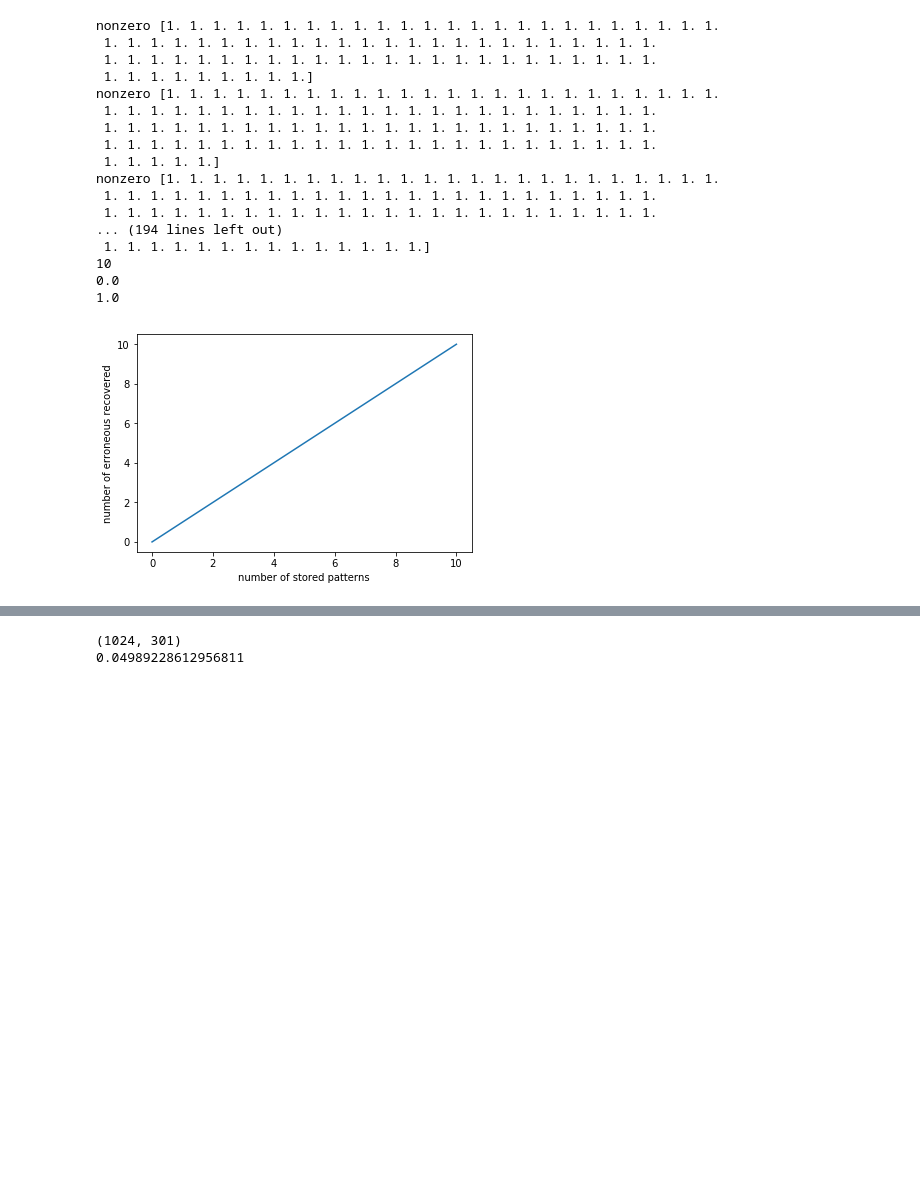
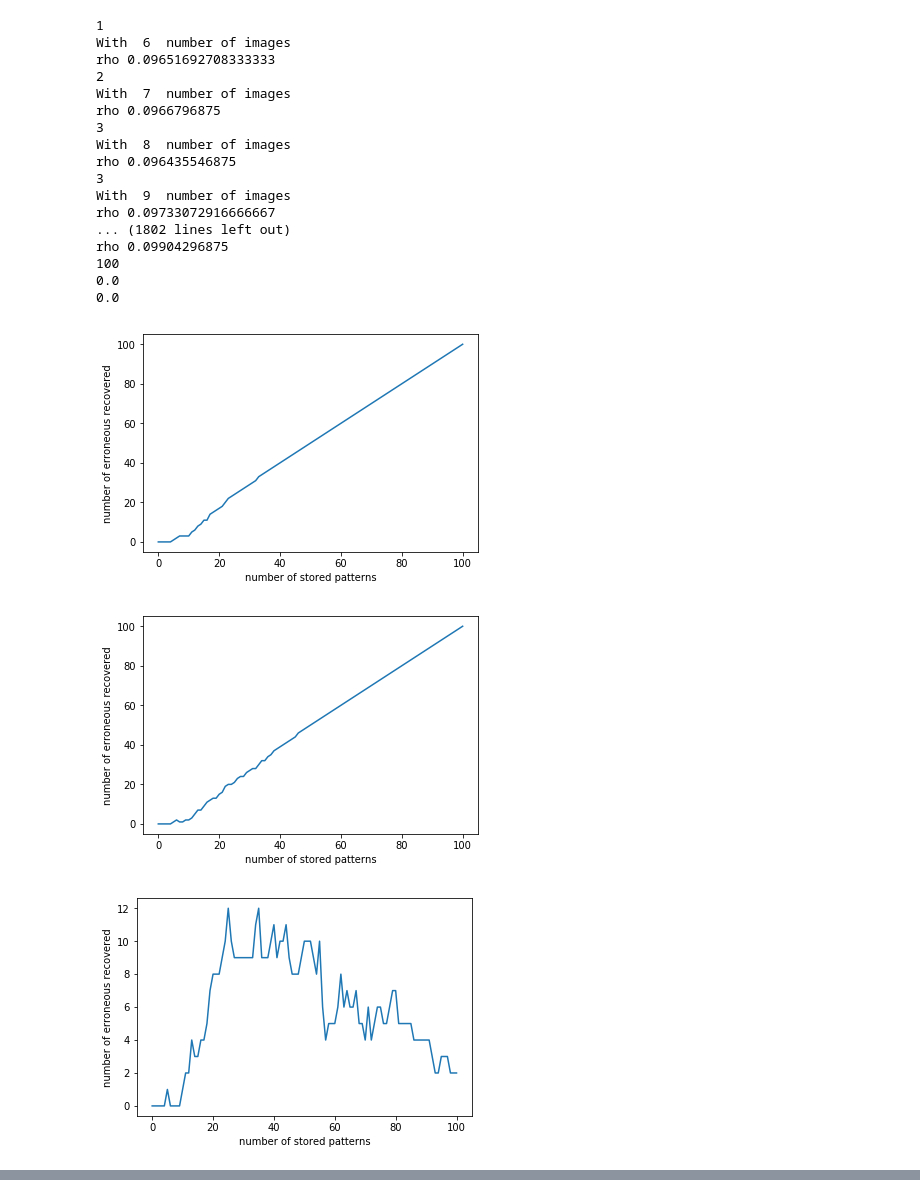
Before and after one commit to smallgreycreatures/DD2437, a Jupyter notebook: lab3/3.6.ipynb, the cells around one changed output, grey strips where cells are left out. Saved outputs shown, nothing was run; the diff lists cells and outputs as text; code cells hidden in the pictures; blank space fills up the shorter version.

```diff
--- a/lab3/3.6.ipynb
+++ b/lab3/3.6.ipynb
@@ -6,12 +6,11 @@ def update_weights(X,W):
     #rho = np.sum(X,axis=0)
     rho = np.sum(X)/(X.shape[0]*X.shape[1])
     print("rho",rho)
-    #rho=0
     for x in X:
         W += np.outer(x-rho,x-rho)
     #for i in range(W.shape[0]):
     #    W[i,i] = 0
-    return W
+    return W/X.shape[0]
 
 def recall(x,W, theta):
 
@@ -21,7 +20,7 @@ def recall(x,W, theta):
     #x = np.sign(np.matmul(W.T,x))
 
     for i in range(x.shape[0]):
-        x[i] = 0.5 + 0.5*np.sign(np.dot(x.T,W[i,:])-theta)
+        x[i] = 0.5+0.5*np.sign(np.dot(W[i,:],x)-theta)
     return x
 
 
@@ -39,7 +38,7 @@ def calculate_energy(x,W):
     E = - np.sum(E_s)
     return E
 
-def create_random_arrays(n_of_images,sparsity):
+def create_random_arrays2(n_of_images,sparsity):
     X = np.zeros((1024,1))
     #arr = [1,2,3,4,5,6,7,8,9,10]
     #print(X.shape)
@@ -57,15 +56,29 @@ def create_random_arrays(n_of_images,sparsity):
         X = np.append(X,x,axis=1)
     X = np.delete(X,0,1)
     return X
+
+def create_random_arrays(n_of_images):
+    X = np.zeros((1024,1))
+    #print(X.shape)
+    for i in range(n_of_images):
+        x = np.random.randint(0,2,size=1024)
+        #x[x<1] = -1
+        #print(x.shape)
+        x = x.reshape((-1,1))
+        #print(x.shape)
+        #print(X.shape)
+        X = np.append(X,x,axis=1)
+    X = np.delete(X,0,1)
+    return X
 # %%
-n_of_patterns = 10
+n_of_patterns = 100
 start_value=0
-X=create_random_arrays(n_of_patterns+1,0.9)
+X=create_random_arrays2(n_of_patterns+1,0.9)
 
 data = X.T
 num_of_errors = np.zeros(n_of_patterns+1-start_value)
-#thetas = [0.01,0.1,0.3,0.5,0.7,0.9]
-thetas = [0.9]
+thetas = [0.01,0.1,0.3,0.5,0.7,0.9]
+#thetas = [1]
 X = data
 print(X.shape)
 rho = np.sum(np.sum(X))/(X.shape[0]*X.shape[1])
@@ -103,7 +116,7 @@ for theta in thetas:
             #print(x_get)
             #print(np.nonzero(x_in-x_get))
             hu = x_in-x_get
-            print("nonzero",hu[np.nonzero(hu)])
+            #print("nonzero",hu[np.nonzero(hu)])
             if np.any(x_in-x_get):
                 number_of_errors +=1
             #x_res = x_res + np.absolute(x_in-x_get)
@@ -139,18 +154,20 @@ rho 0.09453125
-nonzero [1. 1. 1. 1. 1. 1. 1. 1. 1. 1. 1. 1. 1. 1. 1. 1. 1. 1. 1. 1. 1. 1. 1. 1.
- 1. 1. 1. 1. 1. 1. 1. 1. 1. 1. 1. 1. 1. 1. 1. 1. 1. 1. 1. 1. 1. 1. 1. 1.
- 1. 1. 1. 1. 1. 1. 1. 1. 1. 1. 1. 1. 1. 1. 1. 1. 1. 1. 1. 1. 1. 1. 1. 1.
- 1. 1. 1. 1. 1. 1. 1. 1. 1.]
-nonzero [1. 1. 1. 1. 1. 1. 1. 1. 1. 1. 1. 1. 1. 1. 1. 1. 1. 1. 1. 1. 1. 1. 1. 1.
- 1. 1. 1. 1. 1. 1. 1. 1. 1. 1. 1. 1. 1. 1. 1. 1. 1. 1. 1. 1. 1. 1. 1. 1.
- 1. 1. 1. 1. 1. 1. 1. 1. 1. 1. 1. 1. 1. 1. 1. 1. 1. 1. 1. 1. 1. 1. 1. 1.
- 1. 1. 1. 1. 1. 1. 1. 1. 1. 1. 1. 1. 1. 1. 1. 1. 1. 1. 1. 1. 1. 1. 1. 1.
- 1. 1. 1. 1. 1.]
-nonzero [1. 1. 1. 1. 1. 1. 1. 1. 1. 1. 1. 1. 1. 1. 1. 1. 1. 1. 1. 1. 1. 1. 1. 1.
- 1. 1. 1. 1. 1. 1. 1. 1. 1. 1. 1. 1. 1. 1. 1. 1. 1. 1. 1. 1. 1. 1. 1. 1.
- 1. 1. 1. 1. 1. 1. 1. 1. 1. 1. 1. 1. 1. 1. 1. 1. 1. 1. 1. 1. 1. 1. 1. 1.
-... (194 lines left out)
- 1. 1. 1. 1. 1. 1. 1. 1. 1. 1. 1. 1. 1. 1.]
-10
+1
+With  6  number of images
+rho 0.09651692708333333
+2
+With  7  number of images
+rho 0.0966796875
+3
+With  8  number of images
+rho 0.096435546875
+3
+With  9  number of images
+rho 0.09733072916666667
+... (1802 lines left out)
+rho 0.09904296875
+100
 0.0
-1.0
+0.0
-[figure, old version]
+[figure, new version]
+[figure, added]
+[figure, added]
@@ -157,11 +176,0 @@ nonzero [1. 1. 1. 1. 1. 1. 1. 1. 1. 1. 1. 1. 1. 1. 1. 1. 1. 1. 1. 1. 1. 1. 1. 1.
-# %%
-n_of_patterns = 300
-X=create_random_arrays(n_of_patterns+1,0.95)
-print(X.shape)
-data = X.T
-X = data
-rho = np.sum(np.sum(X))/(X.shape[0]*X.shape[1])
-print(rho)
-# %% [output]
-(1024, 301)
-0.04989228612956811
```
Also changed, not shown: parts of 3 cells of this notebook, 5 other files.
